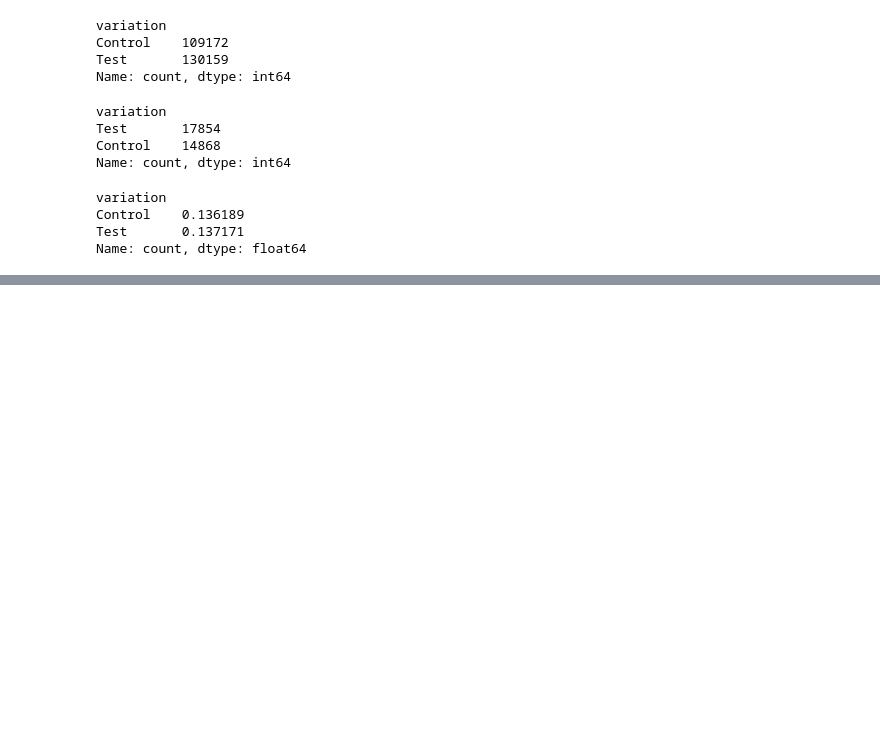
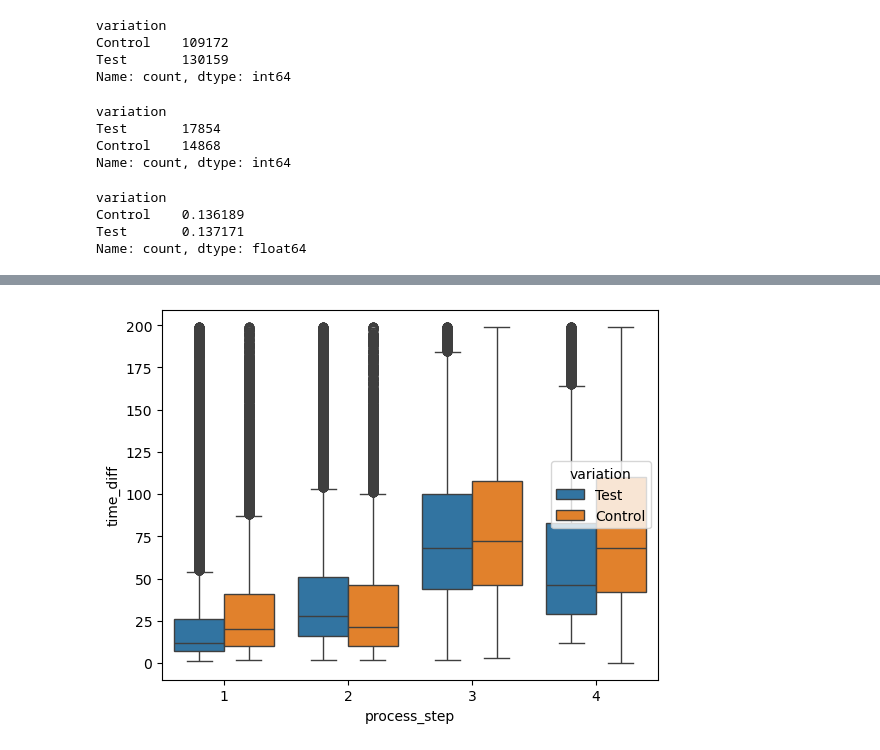
Before and after one commit to arnaurr94/vanguard-ab-test, a Jupyter notebook: dataframes.ipynb, the cells around one changed output, grey strips where cells are left out. Saved outputs shown, nothing was run; the diff lists cells and outputs as text; code cells hidden in the pictures; blank space fills up the shorter version.

```diff
--- a/dataframes.ipynb
+++ b/dataframes.ipynb
@@ -464,0 +531,8 @@ np.float64(0.4899082878596448)
+# %%
+# Plotting a boxplot to glimpse at the distributions after removing outliers.
+sns.boxplot(data = time_step_filtered, x= 'process_step', y= 'time_diff', hue= 'variation', whis=1.5)
+plt.show()
+
+ #It's better, although there are some steps that are still very skewed.
+# %% [output]
+[figure, added]
```
Also changed, not shown: parts of 37 cells of this notebook, 1 other file.
